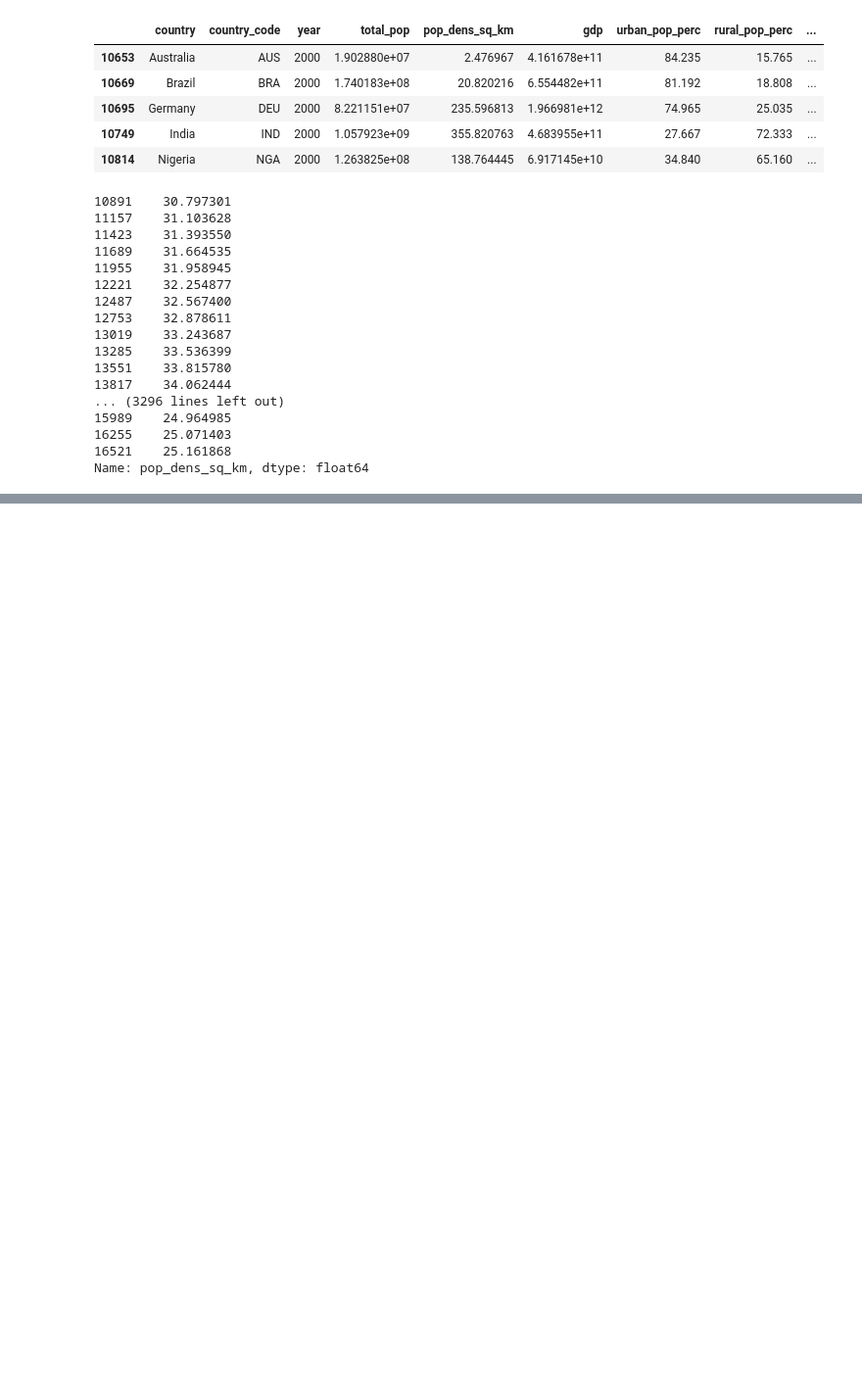
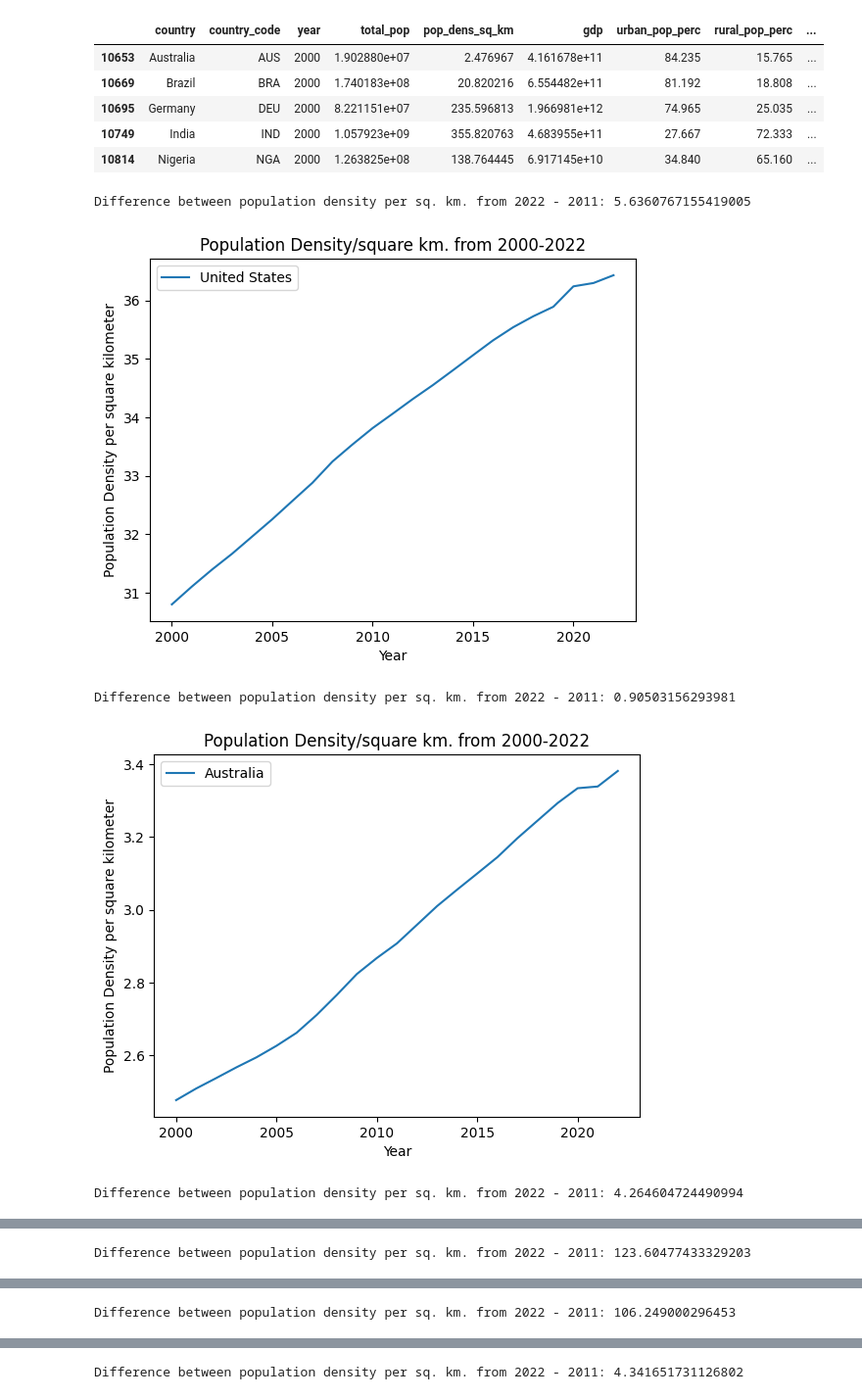
Before and after one commit to emmners/widsdatathon, a Jupyter notebook: urbanization_dataset.ipynb, the cells around one changed output, grey strips where cells are left out. Shown at 98% size. Saved outputs shown, nothing was run; the diff lists cells and outputs as text; code cells hidden in the pictures; blank space fills up the shorter version.

Commit message:
more graphs!

```diff
--- a/urbanization_dataset.ipynb
+++ b/urbanization_dataset.ipynb
@@ -12,7 +12,7 @@ import matplotlib.pyplot as plt
 
 df = pd.read_csv('global_urbanization_climate_metrics.csv')
 df = df[(df['year'] >= 2000) & (df['year'] <= 2022)]
-countries = ['United States', 'Australia', 'Germany', 'India', 'Nigeria', 'Brazil']
+countries = ['United States', 'Australia', 'Brazil', 'Germany', 'India', 'Nigeria']
 df = df[df['country'].isin(countries)]
 df.head()
 #year 2000-2022
@@ -24,32 +24,33 @@ df.head()
 | 10749 | India | IND | 2000 | 1.057923e+09 | 355.820763 | 4.683955e+11 | 27.667 | 72.333 | ... |
 | 10814 | Nigeria | NGA | 2000 | 1.263825e+08 | 138.764445 | 6.917145e+10 | 34.840 | 65.160 | ... |
 # %%
-def sortcountry(country):
+def sortcountry(country,dataframe):
   #sort df by country
-  countrydf = df[df['country'] == country]
+  countrydf = dataframe[dataframe['country'] == country]
   return countrydf
+
+def sortyear(year,dataframe):
+  #sort df by year
+  yeardf = dataframe[dataframe['year'] == year]
+  return yeardf
-# %%
-years = range(2000,2023)
-for country in countries:
-  density = []
-  for year in years:
-    sorted = sortcountry(country)
-    density.append(sorted['pop_dens_sq_km'])
-# %% [output]
-10891    30.797301
-11157    31.103628
-11423    31.393550
-11689    31.664535
-11955    31.958945
-12221    32.254877
-12487    32.567400
-12753    32.878611
-13019    33.243687
-13285    33.536399
-13551    33.815780
-13817    34.062444
-... (3296 lines left out)
-15989    24.964985
-16255    25.071403
-16521    25.161868
-Name: pop_dens_sq_km, dtype: float64
+# %%
+years = range(2000,2023)
+for country in countries:
+  countrypop = []
+  for year in years:
+    sorted_val = sortcountry(country,df)
+    sorted_val = sortyear(year,sorted_val)
+    countrypop.append(float(sorted_val['pop_dens_sq_km'].iloc[0]))
+  print(f'Difference between population density per sq. km. from 2022 - 2011: {countrypop[len(countrypop)-1] - countrypop[0]}')
+  plt.plot(years,countrypop,label = str(country))
+  plt.legend()
+  plt.xlabel('Year')
+  plt.ylabel('Population Density per square kilometer')
+  plt.title('Population Density/square km. from 2000-2022')
+  plt.show()
+# %% [output]
+Difference between population density per sq. km. from 2022 - 2011: 5.6360767155419005
+[figure, added]
+Difference between population density per sq. km. from 2022 - 2011: 0.90503156293981
+[figure, added]
+Difference between population density per sq. km. from 2022 - 2011: 4.264604724490994
@@ -55,0 +58 @@ Name: pop_dens_sq_km, dtype: float64
+Difference between population density per sq. km. from 2022 - 2011: 123.60477433329203
@@ -55,0 +60 @@ Name: pop_dens_sq_km, dtype: float64
+Difference between population density per sq. km. from 2022 - 2011: 106.249000296453
@@ -55,0 +62 @@ Name: pop_dens_sq_km, dtype: float64
+Difference between population density per sq. km. from 2022 - 2011: 4.341651731126802
```
Also changed, not shown: parts of 3 cells of this notebook.
